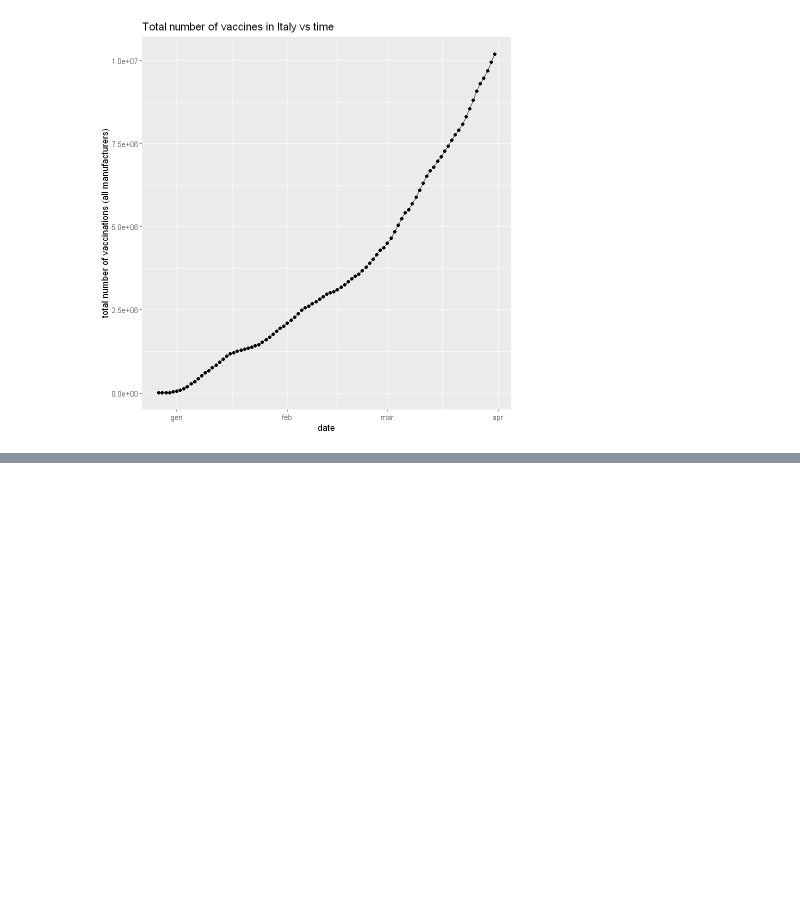
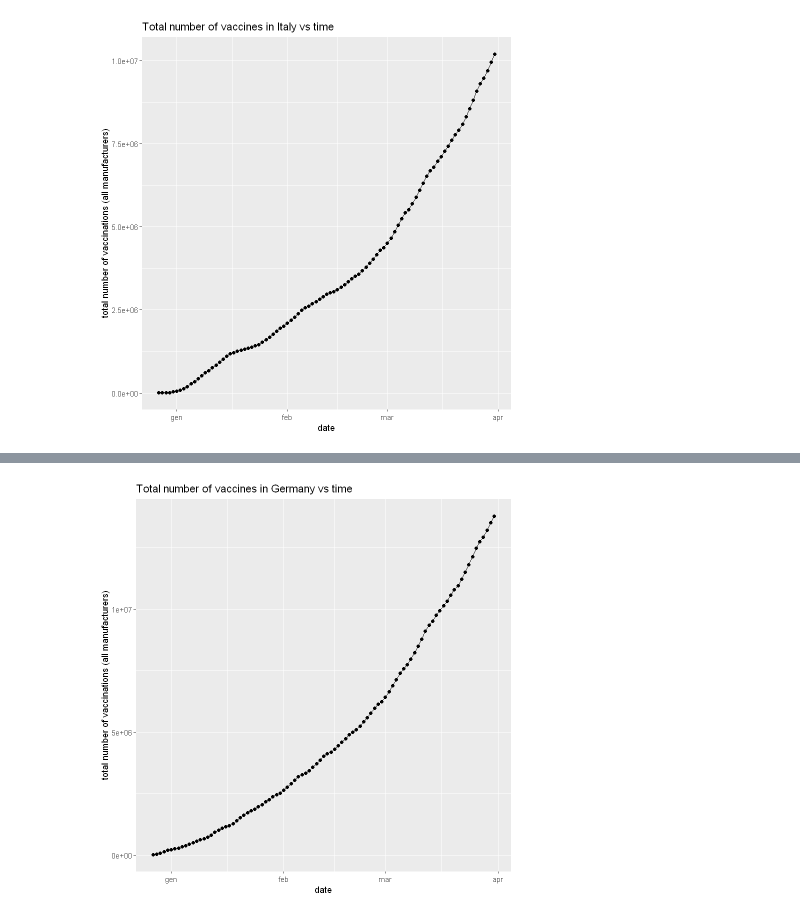
Before and after one commit to marco-giunta/AdvStatPhysAn, a Jupyter notebook: compito_1.ipynb, the cells around one changed output, grey strips where cells are left out. Cells and saved outputs as stored; diff of their text form; code cells hidden in the pictures; blank space fills up the shorter version.

```diff
--- a/compito_1.ipynb
+++ b/compito_1.ipynb
@@ -581,0 +643,5 @@ plot_total_number_of_vaccinations(covid, "Italy")
+# %%
+#point 4.3) for Germany
+plot_total_number_of_vaccinations(covid, "Germany")
+# %% [output]
+[figure, added]
```
Also changed, not shown: parts of 11 cells of this notebook.
